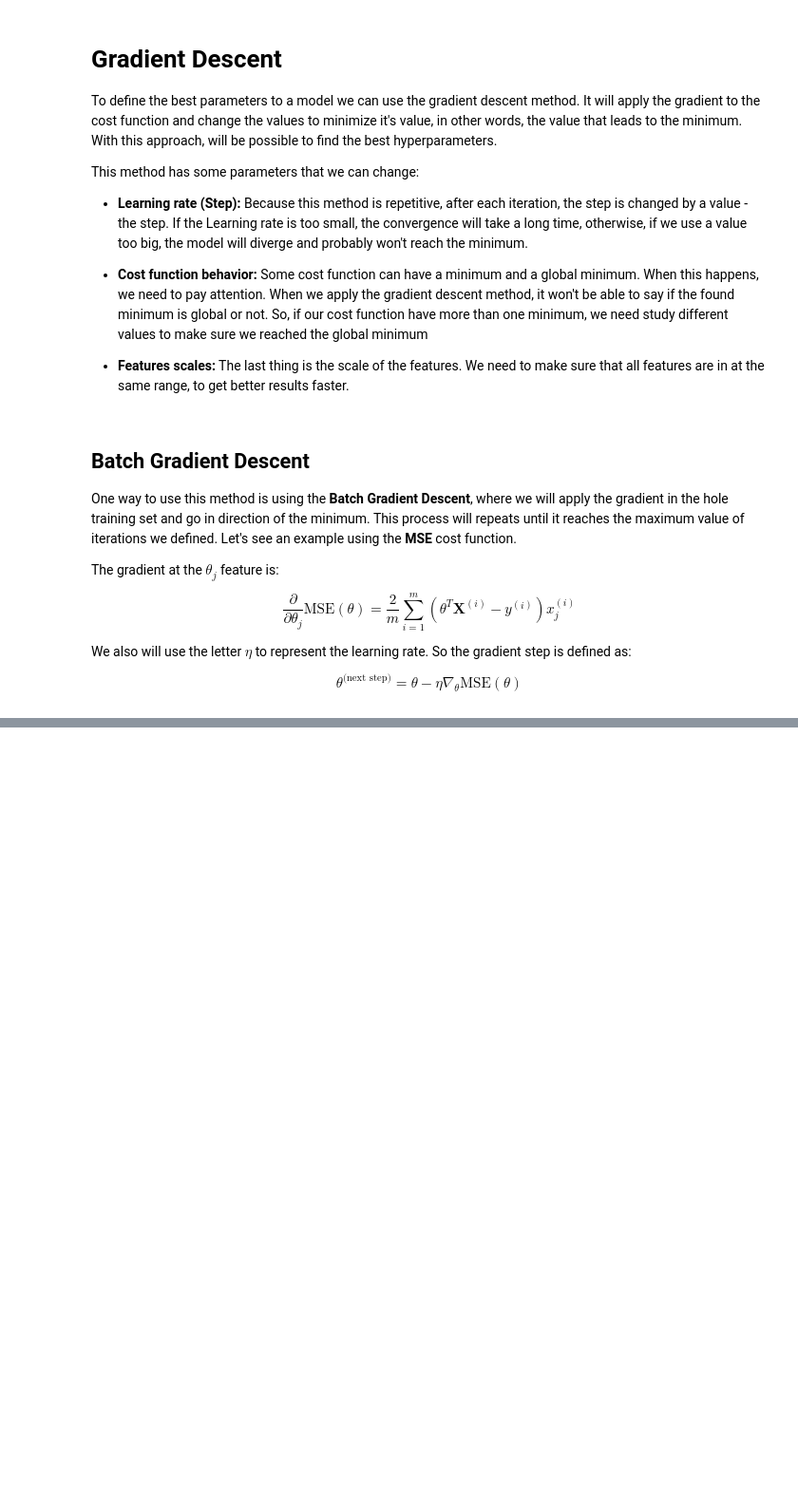
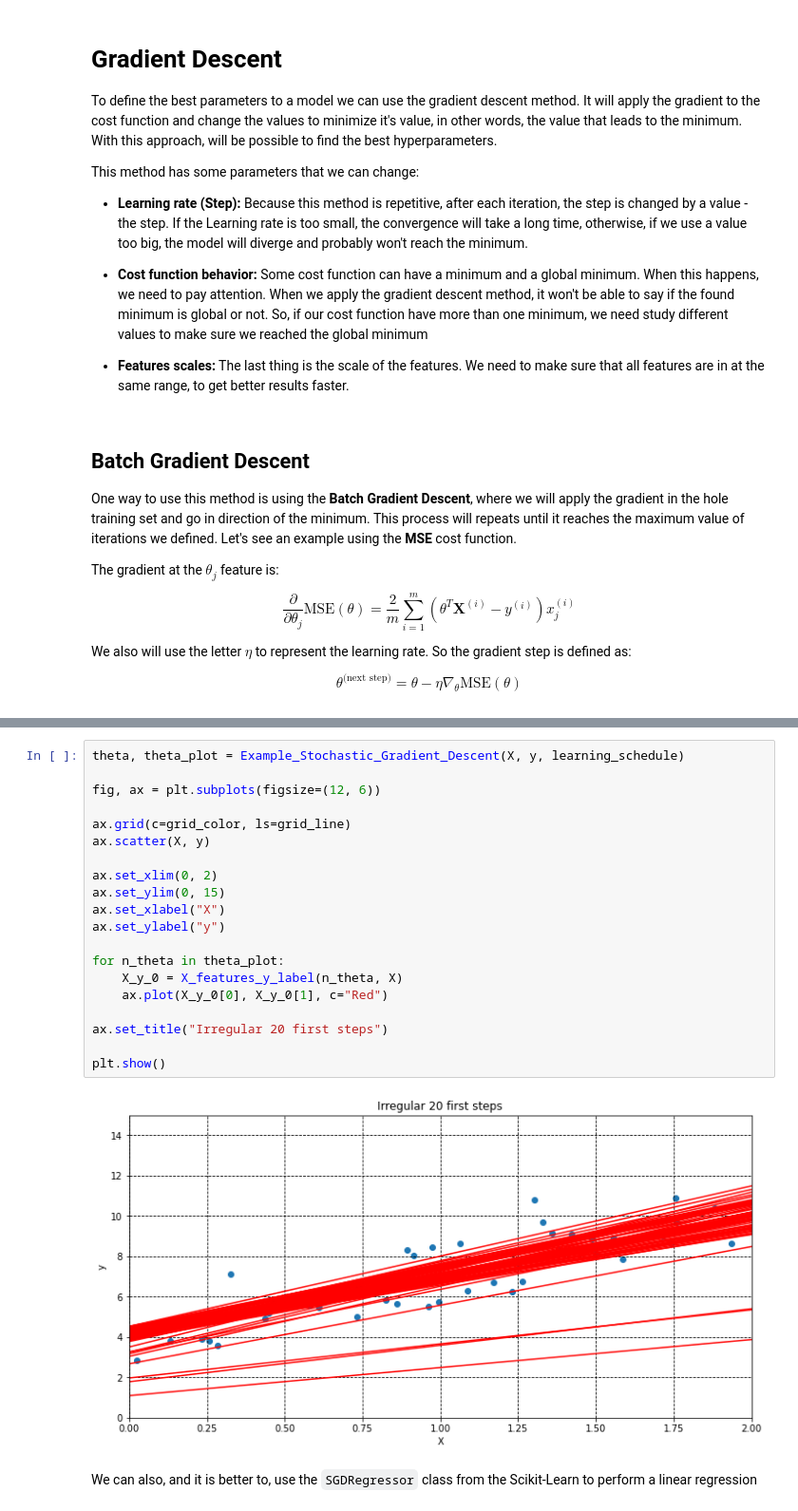
Before and after one commit to Pedrofran682/ML_projects, a Jupyter notebook: under_the_hood/Under_the_hood.ipynb, the cells around one changed output, grey strips where cells are left out. Shown at 95% size. Cells and saved outputs as stored; diff of their text form; blank space fills up the shorter version.

```diff
--- a/under_the_hood/Under_the_hood.ipynb
+++ b/under_the_hood/Under_the_hood.ipynb
@@ -192,0 +240,24 @@ theta_0 = -404431752153775158641043789544333366528219169680242764644755810811904
+# %%
+theta, theta_plot = Example_Stochastic_Gradient_Descent(X, y, learning_schedule)
+
+fig, ax = plt.subplots(figsize=(12, 6))
+
+ax.grid(c=grid_color, ls=grid_line)
+ax.scatter(X, y)
+
+ax.set_xlim(0, 2)
+ax.set_ylim(0, 15)
+ax.set_xlabel("X")
+ax.set_ylabel("y")
+
+for n_theta in theta_plot:
+    X_y_0 = X_features_y_label(n_theta, X)
+    ax.plot(X_y_0[0], X_y_0[1], c="Red")
+
+ax.set_title("Irregular 20 first steps")
+
+plt.show()
+# %% [output]
+[figure, added]
+# %% [markdown]
+We can also, and it is better to, use the `SGDRegressor` class from the Scikit-Learn to perform a linear regression
```
Also changed, not shown: parts of 11 cells of this notebook.
